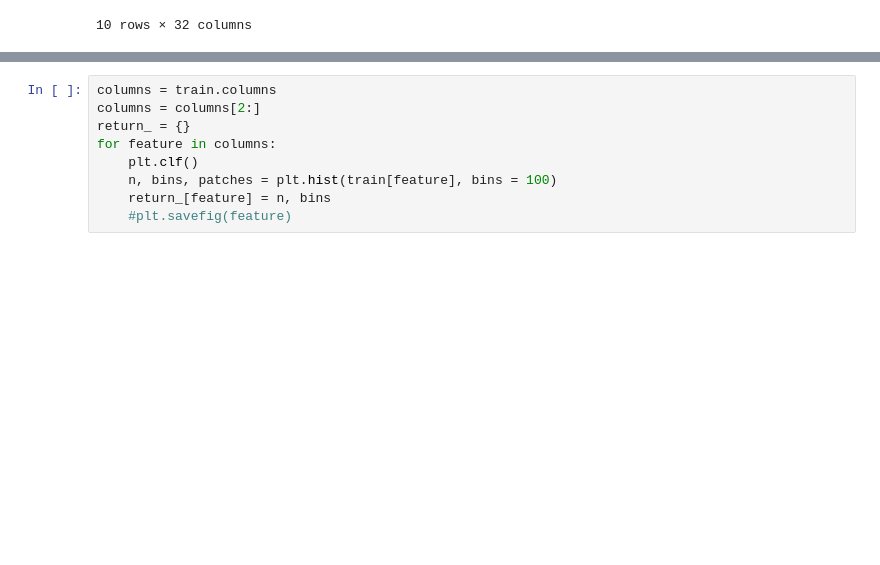
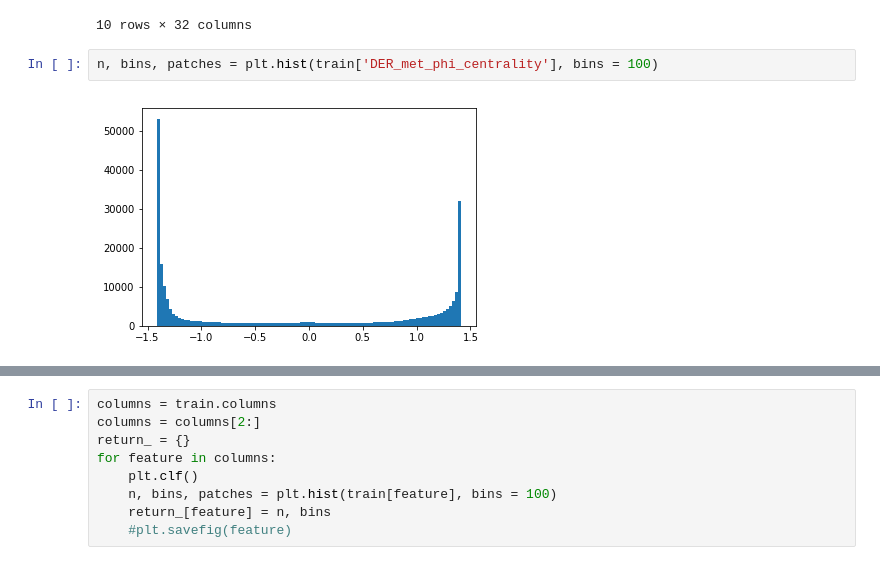
Before and after one commit to ownzonefeng/CS-433-Project1, a Jupyter notebook: Project1/Data_mining.ipynb, the cells around one changed output, grey strips where cells are left out. Cells and saved outputs as stored; diff of their text form; blank space fills up the shorter version.

```diff
--- a/Project1/Data_mining.ipynb
+++ b/Project1/Data_mining.ipynb
@@ -21,3 +21,7 @@ train.head(10)
 | 8 | 100008 | b | 105.594 | 50.559 | 100.989 | 4.288 | -999.000 | ... |
 | 9 | 100009 | s | 128.053 | 88.941 | 69.272 | 193.392 | -999.000 | ... |
 10 rows × 32 columns
+# %%
+n, bins, patches = plt.hist(train['DER_met_phi_centrality'], bins = 100)
+# %% [output]
+[figure, added]
```
Also changed, not shown: parts of 8 cells of this notebook, 1 other file.
